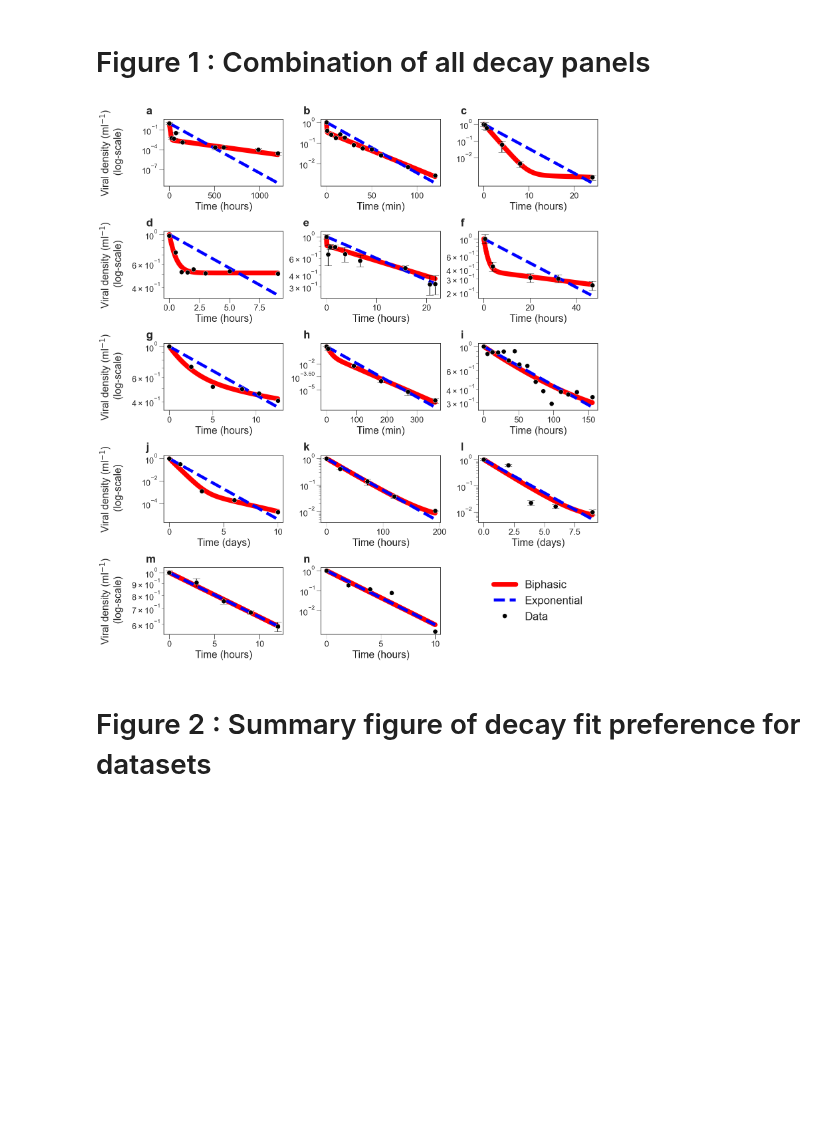
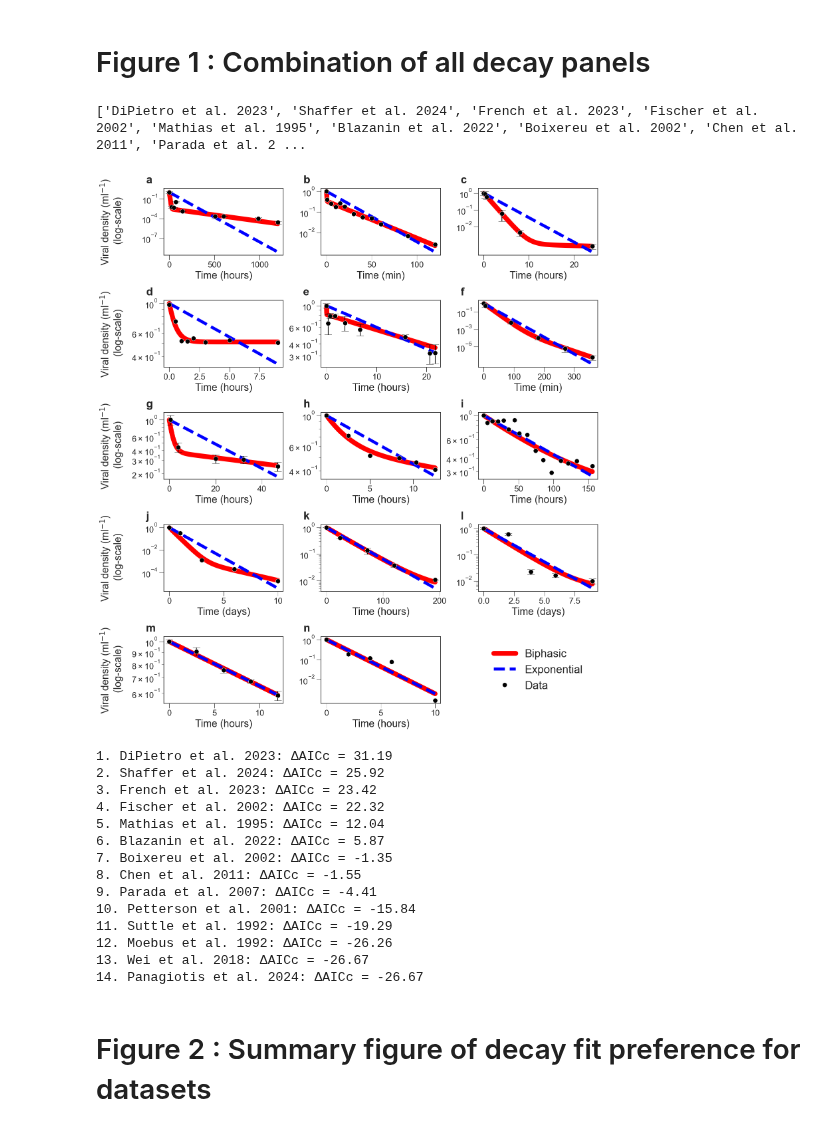
Before and after one commit to aranilah/Slower-than-exponential-viral-decay, a Jupyter notebook: Biphasic_vs_exp.ipynb, the cells around one changed output. Cells and saved outputs as stored; diff of their text form; code cells hidden in the pictures; blank space fills up the shorter version.

```diff
--- a/Biphasic_vs_exp.ipynb
+++ b/Biphasic_vs_exp.ipynb
@@ -1987,23 +2053,27 @@ k2_0 = -np.polyfit(t_shift[late],  lny10[late],  1)[0] * np.log(10)
 
 k2_0 = max(k2_0, 1e-6)
 k1_0 = max(k1_0, 2 * k2_0)
-p_0  = 0.5
+p_0_values = np.linspace(0.05, 0.95, 19)
 
 # Setting initial parameters
 params_exp = m_exp.make_params(k=k0)
-
-params_bi = m_bi.make_params(p=p_0, k1=k1_0, k2=k2_0)
-params_bi["p"].min  = 0
-params_bi["p"].max  = 1
-params_bi["k1"].min = 0
-params_bi["k2"].min = 0
 
 # Error weights: use 1/sem_log10 where sem_log10>0, else neutral weight=1
 w = np.where(sem_log10 > 0, 1/sem_log10, 1.0)
 
 # Fit results
 res_exp = m_exp.fit(lny10, params=params_exp, t=t_shift, weights=w)
-res_bi  = m_bi.fit(lny10, params=params_bi,  t=t_shift, weights=w)
+
+res_bi_all = []
+for p_0 in p_0_values:
+    params_bi = m_bi.make_params(p=p_0, k1=k1_0, k2=k2_0)
+    params_bi["p"].min  = 0
+    params_bi["p"].max  = 1
+    params_bi["k1"].min = 0
+    params_bi["k2"].min = 0
+    res_bi_all.append(m_bi.fit(lny10, params=params_bi, t=t_shift, weights=w))
+
+res_bi = min(res_bi_all, key=lambda result: result.chisqr)
 
 t_fit = np.linspace(t_shift.min(), t_shift.max(), 10**3)
 exp_fit = m_exp.eval(params=res_exp.params, t=t_fit)
@@ -2082,8 +2152,29 @@ R^2 (bi) : 0.8611041956790069
 # %%
 from matplotlib.ticker import FixedLocator, LogFormatterMathtext
 
-# Panel order
-panel_order = ["DiPietro et al. 2023", "Shaffer et al. 2024", "French et al. 2023", "Fischer et al. 2002", "Mathias et al. 1995", "Boixereu et al. 2002", "Chen et al. 2011", "Blazanin et al. 2022", "Parada et al. 2007", "Petterson et al. 2001", "Suttle et al. 1992", "Moebus et al. 1992", "Wei et al. 2018", "Panagiotis et al. 2024",]
+# Study order corresponding to stored DeltaAICc values
+study_order = ["Blazanin et al. 2022", "Fischer et al. 2002", "Tsai et al. 2022", "Petterson et al. 2001", "Parada et al. 2007", "Mathias et al. 1995", "DiPietro et al. 2023", "Wei et al. 2018", "Pleyer et al. 2024", "Fischer et al. 2004", "Boixereu et al. 2002", "Shaffer et al. 2024", "Suttle et al. 1992", "Chen et al. 2011", "French et al. 2023", "Panagiotis et al. 2024", "Moebus et al. 1992"]
+
+# Delta AICc for each study
+delta_aicc_map = dict(zip(study_order, DeltaAICc))
+
+# Panel order from highest to lowest Delta AICc
+def clean_study_name(name):
+    name = name.split(" (")[0]
+    name = name.replace("et. al", "et al.")
+    name = name.replace("Blazinin", "Blazanin")
+    return name
+
+panel_order = (
+    df.sort_values("DeltaAICc", ascending=False)["Paper"]
+    .map(clean_study_name)
+    .tolist()
+)
+
+print(panel_order)
+
+# Order panels from highest to lowest Delta AICc
+panel_order = sorted(panel_order, key=lambda title: delta_aicc_map[title], reverse=True)
 
 # Validate panels
 panels = {p["title"]: p for p in DECAY_PANELS}
@@ -2132,9 +2223,17 @@ for i, (ax, title) in enumerate(zip(axes, panel_order)):
 
 # Draw once so Matplotlib determines which log ticks are actually labeled
 fig.canvas.draw()
+# Only modify panels with fewer than 3 visible y-axis labels
+for ax, title in zip(axes[:len(panel_order)], panel_order):
 
-# Only modify panels with fewer than 3 visible y-axis labels
-for ax in axes[:len(panel_order)]:
+    # Custom ticks for Blazanin panel
+    if title == "Blazanin et al. 2022":
+        ticks = [1e-1, 1e-3, 1e-5]
+        ax.yaxis.set_major_locator(FixedLocator(ticks))
+        ax.yaxis.set_major_formatter(LogFormatterMathtext(base=10.0))
+        ax.yaxis.set_minor_formatter(plt.NullFormatter())
+        continue
+
     ymin, ymax = ax.get_ylim()
     labeled_ticks = []
 
@@ -2151,35 +2250,52 @@ for ax in axes[:len(panel_order)]:
     if len(labeled_ticks) == 2:
         low, high = labeled_ticks[0], labeled_ticks[1]
         middle = np.sqrt(low * high)
         ticks = [low, middle, high]
         ax.yaxis.set_major_locator(FixedLocator(ticks))
         ax.yaxis.set_major_formatter(LogFormatterMathtext(base=10.0, labelOnlyBase=False, minor_thresholds=(np.inf, np.inf)))
         ax.yaxis.set_minor_formatter(plt.NullFormatter())
 
     elif len(labeled_ticks) < 2:
         ticks = np.geomspace(ymin, ymax, 3)
         ax.yaxis.set_major_locator(FixedLocator(ticks))
         ax.yaxis.set_major_formatter(LogFormatterMathtext(base=10.0, labelOnlyBase=False, minor_thresholds=(np.inf, np.inf)))
         ax.yaxis.set_minor_formatter(plt.NullFormatter())
-
 # Shared legend
 legend_ax = axes[len(panel_order)]
 legend_ax.axis("off")
 legend_ax.legend(legend_handles, legend_labels, fontsize=24, frameon=False, loc="center")
 
 # Hide unused panels
 for ax in axes[len(panel_order) + 1:]:
     ax.axis("off")
 
 # Save/show
 fig.tight_layout()
 fig.subplots_adjust(left=0.12)
 
 plt.savefig("Combined_Decay_Panels.pdf", bbox_inches="tight")
 
 plt.show()
+
+for i, study in enumerate(panel_order, start=1):
+    print(f"{i}. {study}: ΔAICc = {delta_aicc_map[study]:.2f}")
 # %% [output]
+['DiPietro et al. 2023', 'Shaffer et al. 2024', 'French et al. 2023', 'Fischer et al. 2002', 'Mathias et al. 1995', 'Blazanin et al. 2022', 'Boixereu et al. 2002', 'Chen et al. 2011', 'Parada et al. 2 ...
-[figure, old version]
+[figure, new version]
+1. DiPietro et al. 2023: ΔAICc = 31.19
+2. Shaffer et al. 2024: ΔAICc = 25.92
+3. French et al. 2023: ΔAICc = 23.42
+4. Fischer et al. 2002: ΔAICc = 22.32
+5. Mathias et al. 1995: ΔAICc = 12.04
+6. Blazanin et al. 2022: ΔAICc = 5.87
+7. Boixereu et al. 2002: ΔAICc = -1.35
+8. Chen et al. 2011: ΔAICc = -1.55
+9. Parada et al. 2007: ΔAICc = -4.41
+10. Petterson et al. 2001: ΔAICc = -15.84
+11. Suttle et al. 1992: ΔAICc = -19.29
+12. Moebus et al. 1992: ΔAICc = -26.26
+13. Wei et al. 2018: ΔAICc = -26.67
+14. Panagiotis et al. 2024: ΔAICc = -26.67
 # %% [markdown]
 # Figure 2 : Summary figure of decay fit preference for datasets
 # %%
```
Also changed, not shown: parts of 18 cells of this notebook, 1 other file.
